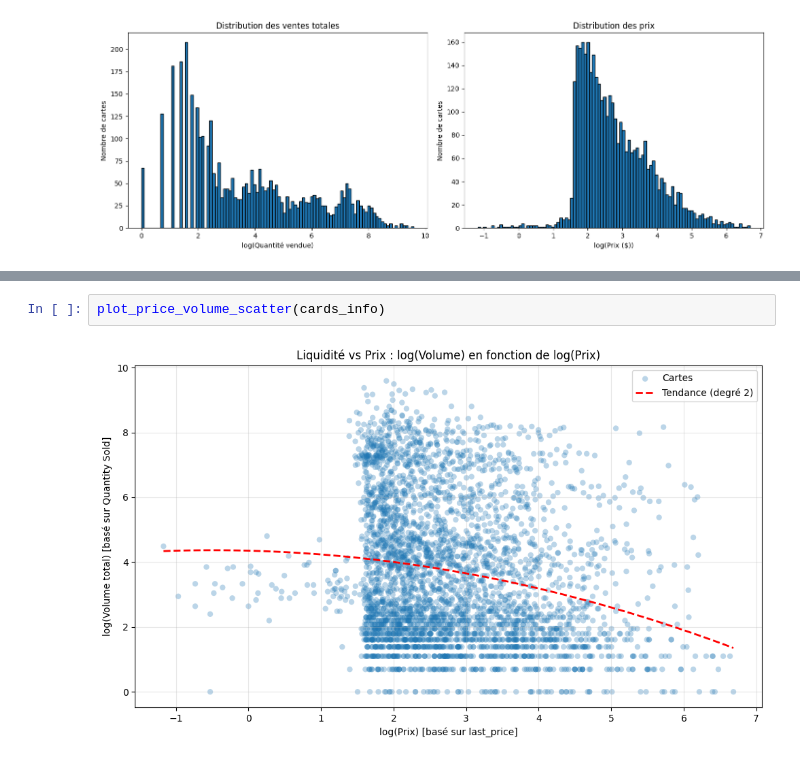
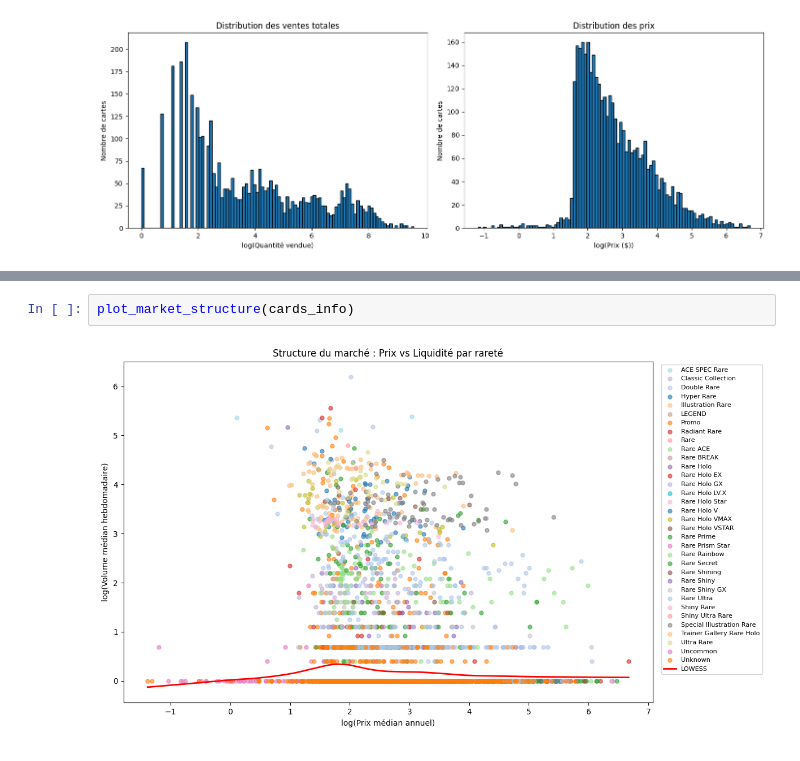
Before and after one commit to nayelsdk/Quantitative_Portfolio_Pokemon_Card, a Jupyter notebook: EDA.ipynb, the cells around one changed output, grey strips where cells are left out. Saved outputs shown, nothing was run; the diff lists cells and outputs as text.

```diff
--- a/EDA.ipynb
+++ b/EDA.ipynb
@@ -86,4 +39,4 @@ def plot_price_volume_scatter(cards_df):
 # %%
-plot_price_volume_scatter(cards_info)
+plot_market_structure(cards_info)
 # %% [output]
-[figure, old version]
+[figure, new version]
```
Also changed, not shown: parts of 2 cells of this notebook, 4 other files.
